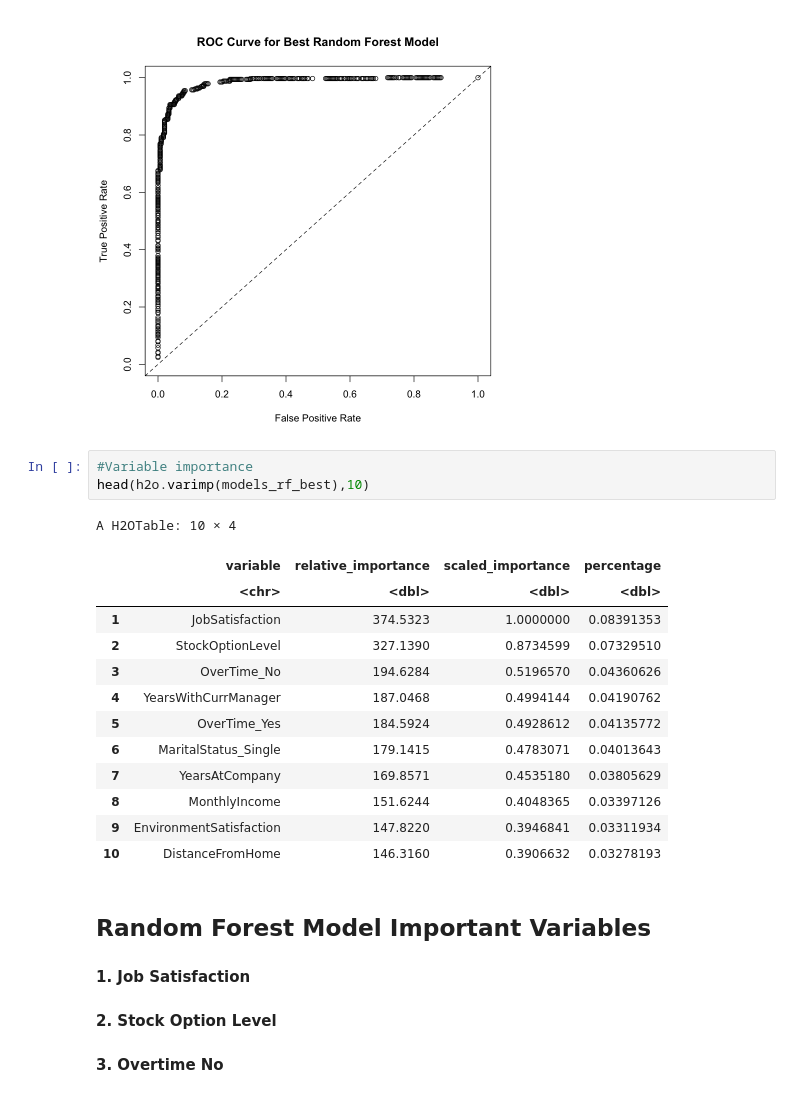
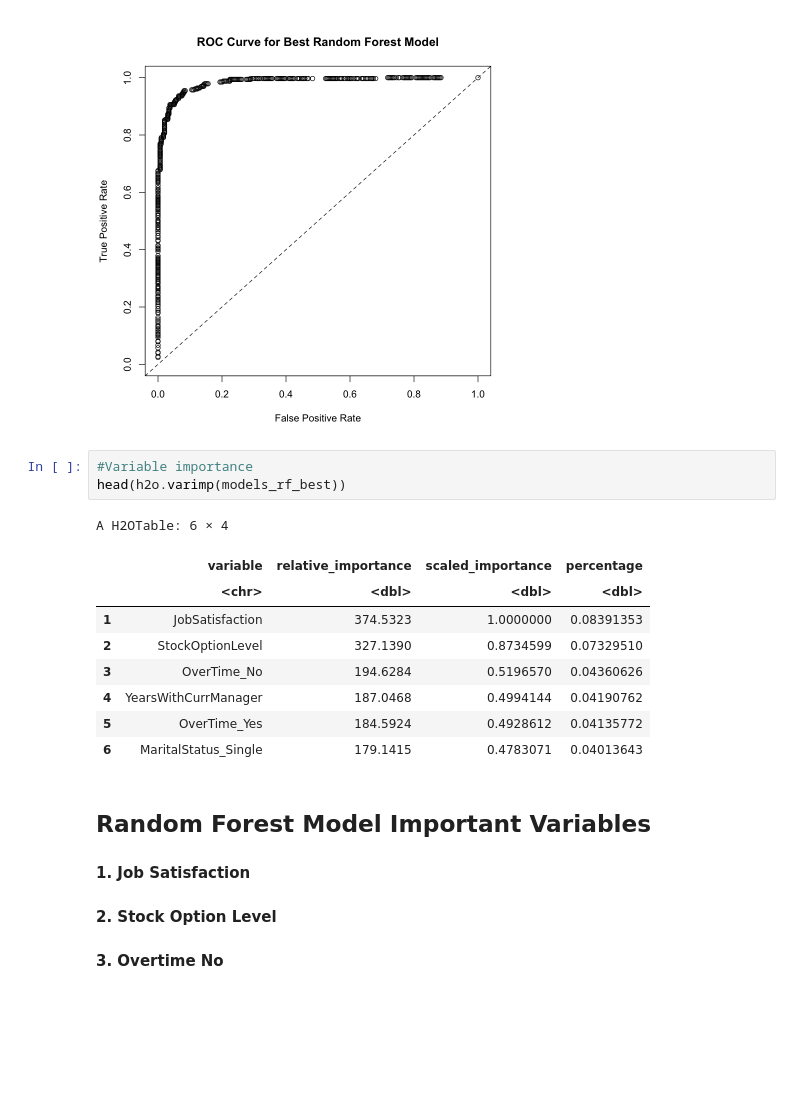
Before and after one commit to NaveenM12/DataChallenge_IBM_Employees, a Jupyter notebook: R_Models/R_Attrition_Models.ipynb, the cells around one changed output. Saved outputs shown, nothing was run; the diff lists cells and outputs as text; blank space fills up the shorter version.

```diff
--- a/R_Models/R_Attrition_Models.ipynb
+++ b/R_Models/R_Attrition_Models.ipynb
@@ -221,21 +217,17 @@ plot(perf_rf_best, type="roc", main="ROC Curve for Best Random Forest Model")
 [figure]
 # %%
 #Variable importance
-head(h2o.varimp(models_rf_best),10)
+head(h2o.varimp(models_rf_best))
 # %% [output]
-A H2OTable: 10 × 4
+A H2OTable: 6 × 4
 |  | variable | relative_importance | scaled_importance | percentage |
 |  | <chr> | <dbl> | <dbl> | <dbl> |
 | 1 | JobSatisfaction | 374.5323 | 1.0000000 | 0.08391353 |
 | 2 | StockOptionLevel | 327.1390 | 0.8734599 | 0.07329510 |
 | 3 | OverTime_No | 194.6284 | 0.5196570 | 0.04360626 |
 | 4 | YearsWithCurrManager | 187.0468 | 0.4994144 | 0.04190762 |
 | 5 | OverTime_Yes | 184.5924 | 0.4928612 | 0.04135772 |
 | 6 | MaritalStatus_Single | 179.1415 | 0.4783071 | 0.04013643 |
-| 7 | YearsAtCompany | 169.8571 | 0.4535180 | 0.03805629 |
-| 8 | MonthlyIncome | 151.6244 | 0.4048365 | 0.03397126 |
-| 9 | EnvironmentSatisfaction | 147.8220 | 0.3946841 | 0.03311934 |
-| 10 | DistanceFromHome | 146.3160 | 0.3906632 | 0.03278193 |
 # %% [markdown]
 ## Random Forest Model Important Variables
 #### 1. Job Satisfaction
```
Also changed, not shown: parts of 5 cells of this notebook.
